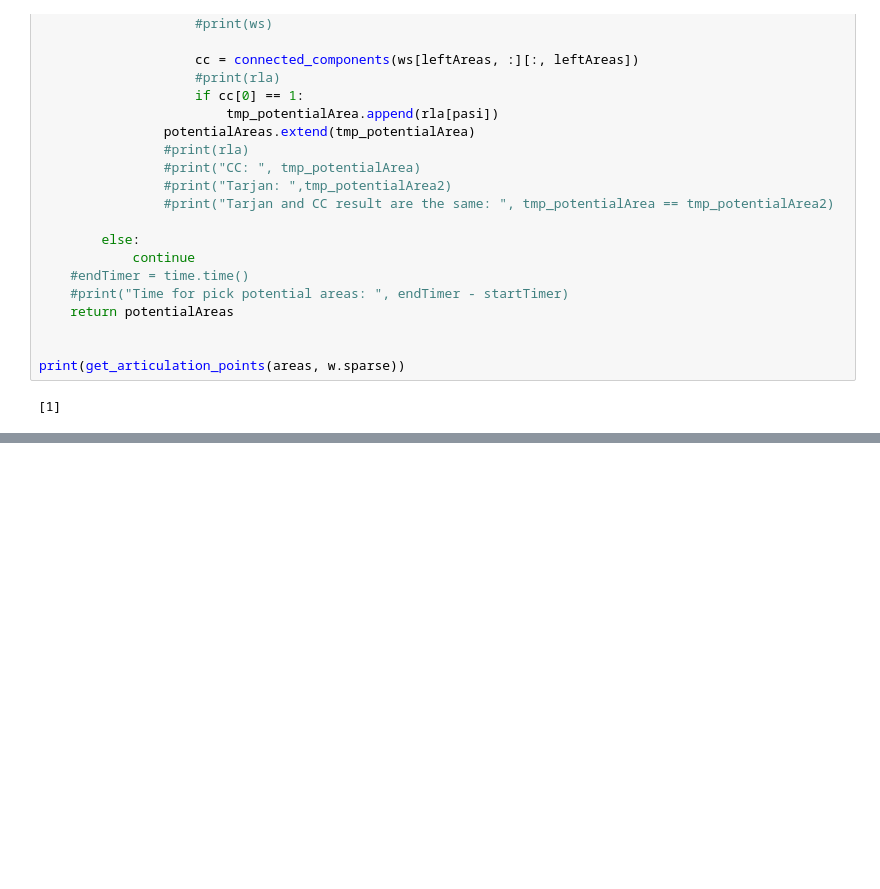
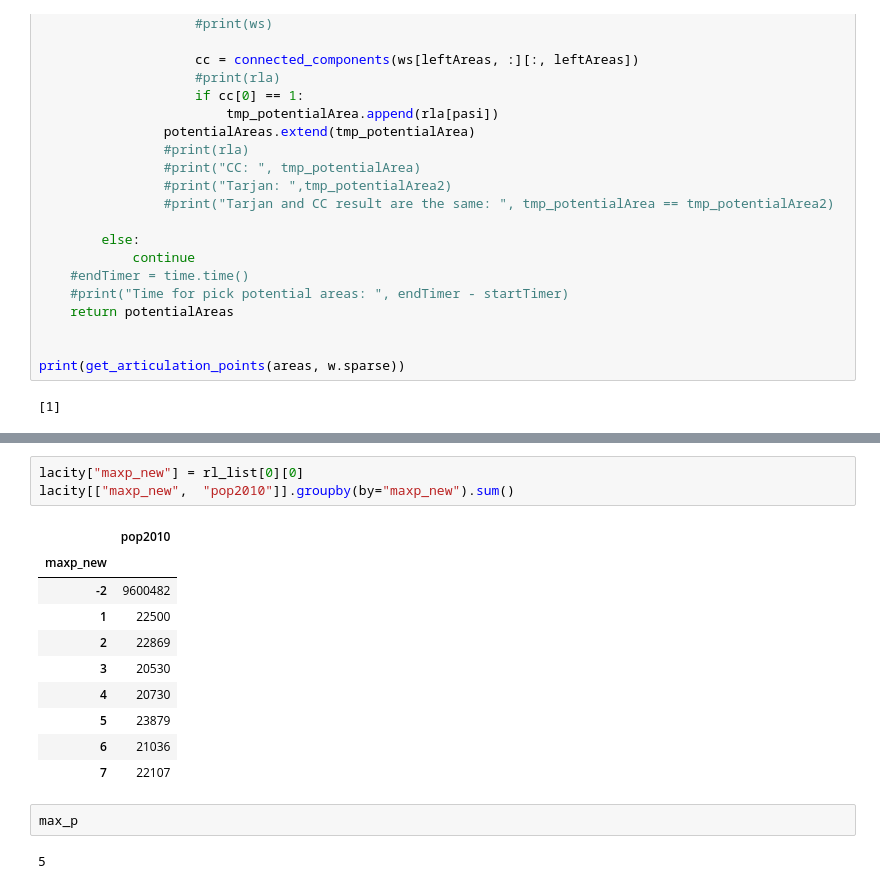
Before and after one commit to YunfanKang/spopt, a Jupyter notebook: Pysal_maxp_IG.ipynb, the cells around one changed output, grey strips where cells are left out. Saved outputs shown, nothing was run; the diff lists cells and outputs as text; blank space fills up the shorter version.

```diff
--- a/Pysal_maxp_IG.ipynb
+++ b/Pysal_maxp_IG.ipynb
@@ -1201,0 +1503,18 @@ def partial_grow_cluster_for_poly(
+# %%
+lacity["maxp_new"] = rl_list[0][0]
+lacity[["maxp_new",  "pop2010"]].groupby(by="maxp_new").sum()
+# %% [output]
+|  | pop2010 |
+| maxp_new |  |
+| -2 | 9600482 |
+| 1 | 22500 |
+| 2 | 22869 |
+| 3 | 20530 |
+| 4 | 20730 |
+| 5 | 23879 |
+| 6 | 21036 |
+| 7 | 22107 |
+# %%
+max_p
+# %% [output]
+5
```
Also changed, not shown: parts of 15 cells of this notebook.
